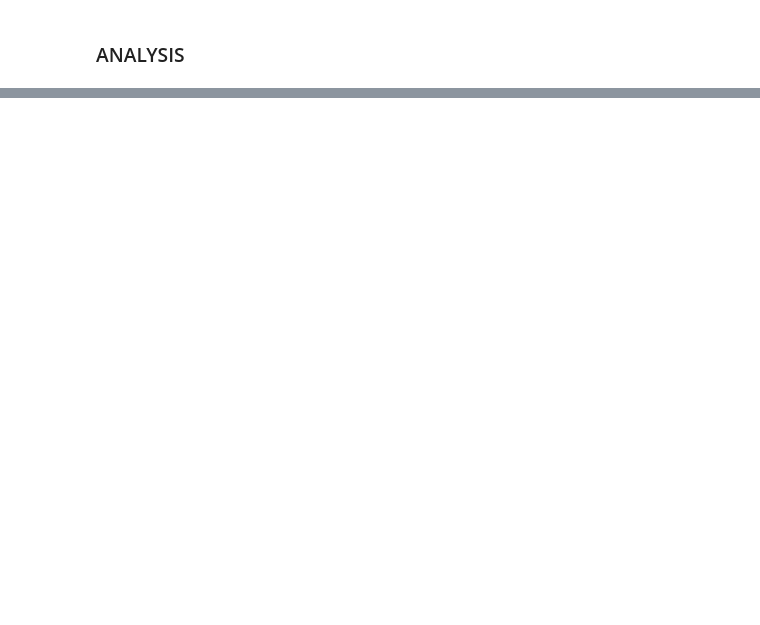
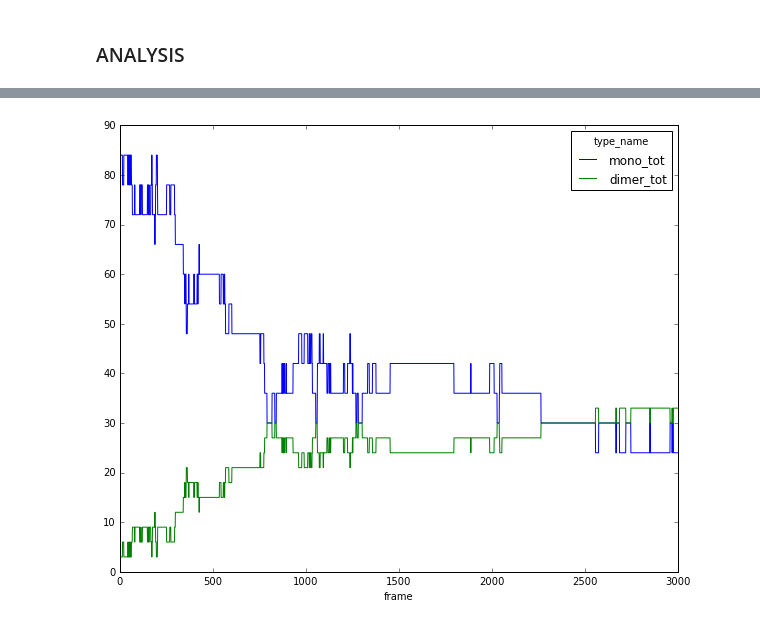
Before and after one commit to dprovasi/readi, a Jupyter notebook: readi.ipynb, the cells around one changed output, grey strips where cells are left out. Cells and saved outputs as stored; diff of their text form; code cells hidden in the pictures; blank space fills up the shorter version.

```diff
--- a/readi.ipynb
+++ b/readi.ipynb
@@ -516,0 +525,13 @@ eee2.head()
+# %%
+### get concentrations as a function of frame
+### group by frame and type, then count particles of each type
+t_frame_type =tr.groupby(by=['frame','type_name'])
+t_conc = t_frame_type.agg({'ID':'count'})
+# %%
+## flatten multi-columns, and pivot (unmelt) to have types as columns
+aux1=t_conc.rename(index=str).reset_index()
+aux2 = aux1.pivot(index='frame', columns='type_name', values='ID')
+## convert the frame number to integer and sort, also fill NaN with 0s
+aux2.index = aux2.index.astype('int')
+concentrations = aux2.sort_index().fillna(0)
+concentrations.head()
@@ -516,0 +546,15 @@ eee2.head()
+# %%
+## sum up all monomers and all dimers
+
+mono_cols = list(filter(lambda x:'mono' in x, list(concentrations)))
+dimer_cols = list(filter(lambda x:'dimer' in x, list(concentrations)))
+concentrations['mono_tot'] = concentrations[mono_cols].sum(axis=1)
+concentrations['dimer_tot'] = concentrations[dimer_cols].sum(axis=1)
+
+concentration_short = concentrations[['mono_tot','dimer_tot']]
+# %%
+#plt.style.use('ggplot')
+concentration_short.plot(figsize=(10,8))
+plt.show()
+# %% [output]
+[figure, added]
```
Also changed, not shown: parts of 23 cells of this notebook.
